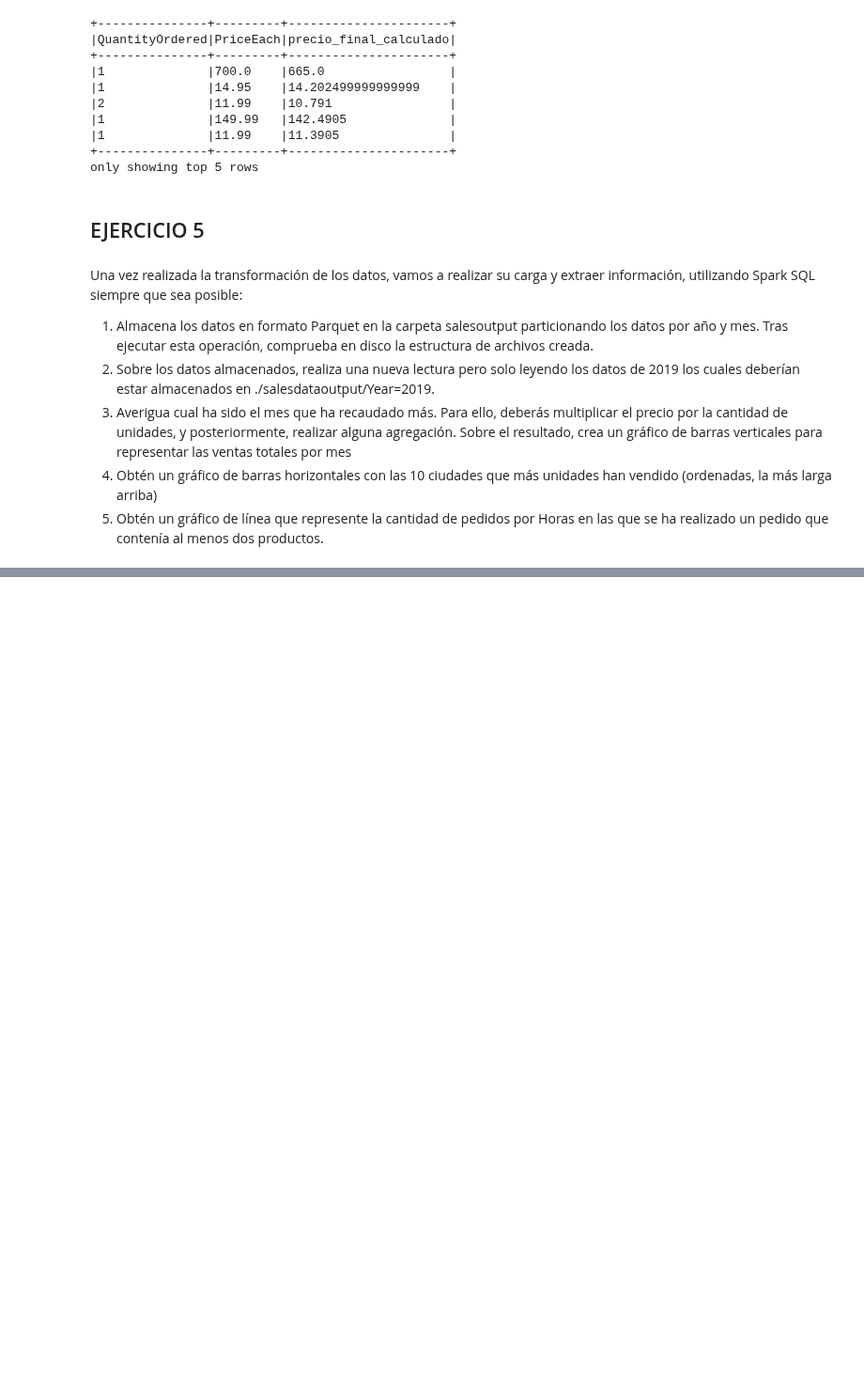
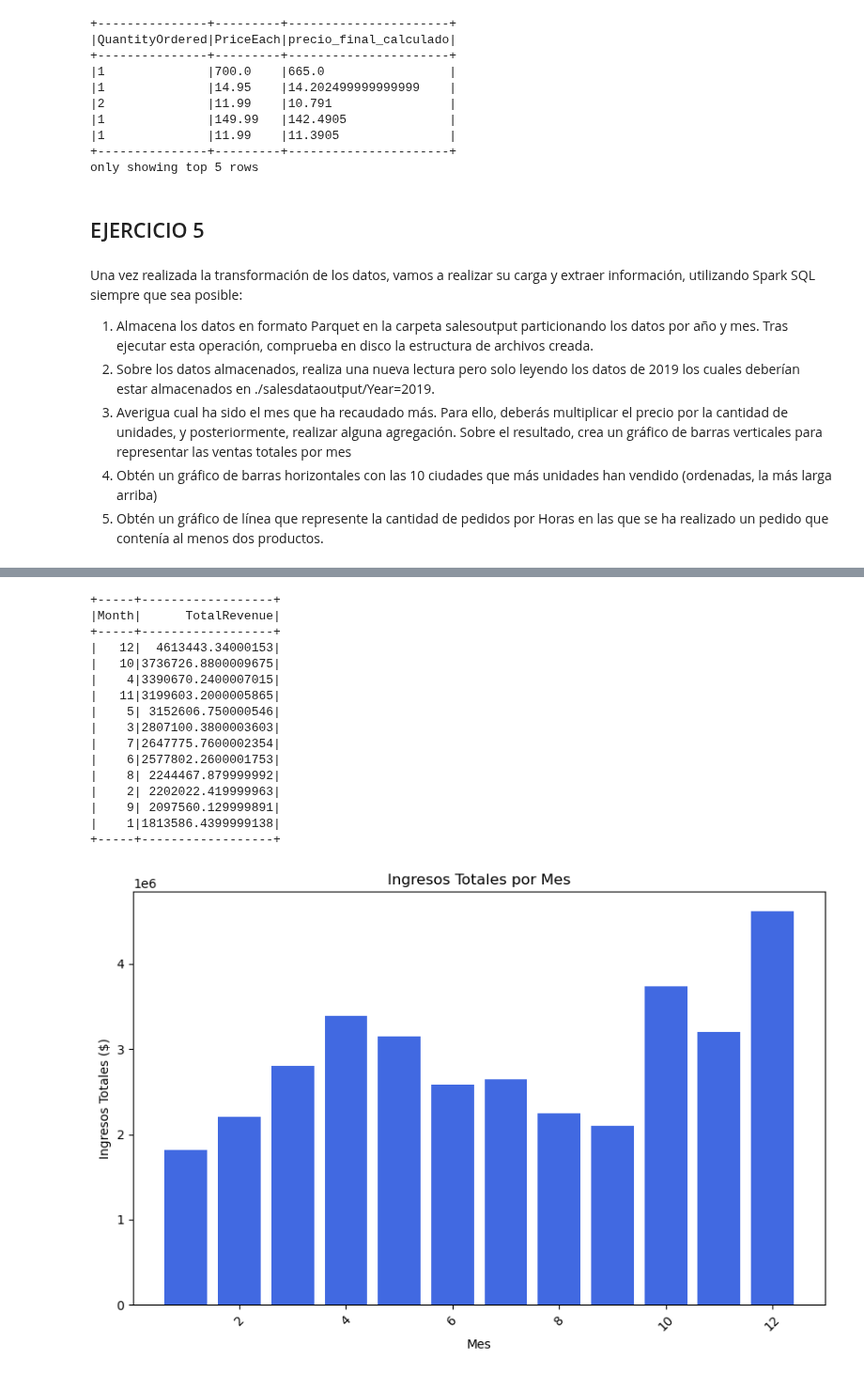
Before and after one commit to Guifora/IABD, a Jupyter notebook: BIGDATA/Spark/BGD_3_11Ejercicios_guillermo_fora.ipynb, the cells around one changed output, grey strips where cells are left out. Shown at 94% size. Saved outputs shown, nothing was run; the diff lists cells and outputs as text; code cells hidden in the pictures; blank space fills up the shorter version.

```diff
--- a/BIGDATA/Spark/BGD_3_11Ejercicios_guillermo_fora.ipynb
+++ b/BIGDATA/Spark/BGD_3_11Ejercicios_guillermo_fora.ipynb
@@ -920,0 +954,5 @@ Una vez realizada la transformación de los datos, vamos a realizar su carga y e
+# %%
+df_ventas_2019 = spark.read.parquet("salesoutput/Year=2019")
+
+# Mostrar algunas filas para verificar la carga
+df_ventas_2019.show(5)
@@ -920,0 +970,42 @@ Una vez realizada la transformación de los datos, vamos a realizar su carga y e
+# %%
+from pyspark.sql.functions import sum, col
+import matplotlib.pyplot as plt
+import pandas as pd
+
+# Calcular ingresos por mes
+df_revenue = df_ventas_2019.groupBy("Month").agg(
+    sum(col("PriceEach") * col("QuantityOrdered")).alias("TotalRevenue")
+).orderBy("TotalRevenue", ascending=False)
+
+# Mostrar los resultados
+df_revenue.show()
+
+# Convertir a Pandas
+df_revenue_pd = df_revenue.toPandas()
+
+# Graficar
+plt.figure(figsize=(10,6))
+plt.bar(df_revenue_pd["Month"], df_revenue_pd["TotalRevenue"], color="royalblue")
+plt.xlabel("Mes")
+plt.ylabel("Ingresos Totales ($)")
+plt.title("Ingresos Totales por Mes")
+plt.xticks(rotation=45)
+plt.show()
+# %% [output]
++-----+------------------+
+|Month|      TotalRevenue|
++-----+------------------+
+|   12|  4613443.34000153|
+|   10|3736726.8800009675|
+|    4|3390670.2400007015|
+|   11|3199603.2000005865|
+|    5| 3152606.750000546|
+|    3|2807100.3800003603|
+|    7|2647775.7600002354|
+|    6|2577802.2600001753|
+|    8| 2244467.879999992|
+|    2| 2202022.419999963|
+|    9| 2097560.129999891|
+|    1|1813586.4399999138|
++-----+------------------+
+[figure, added]
```
Also changed, not shown: parts of 12 cells of this notebook, 6 other files.
